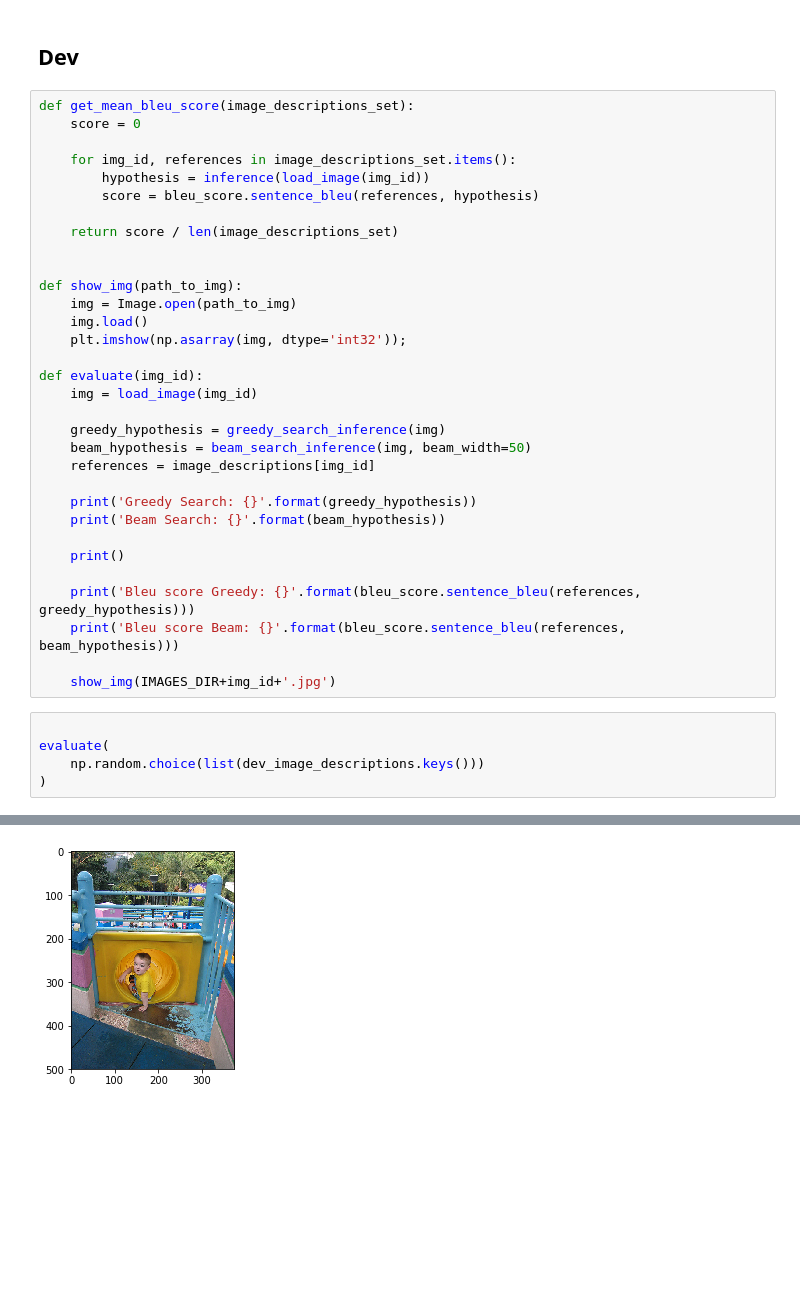
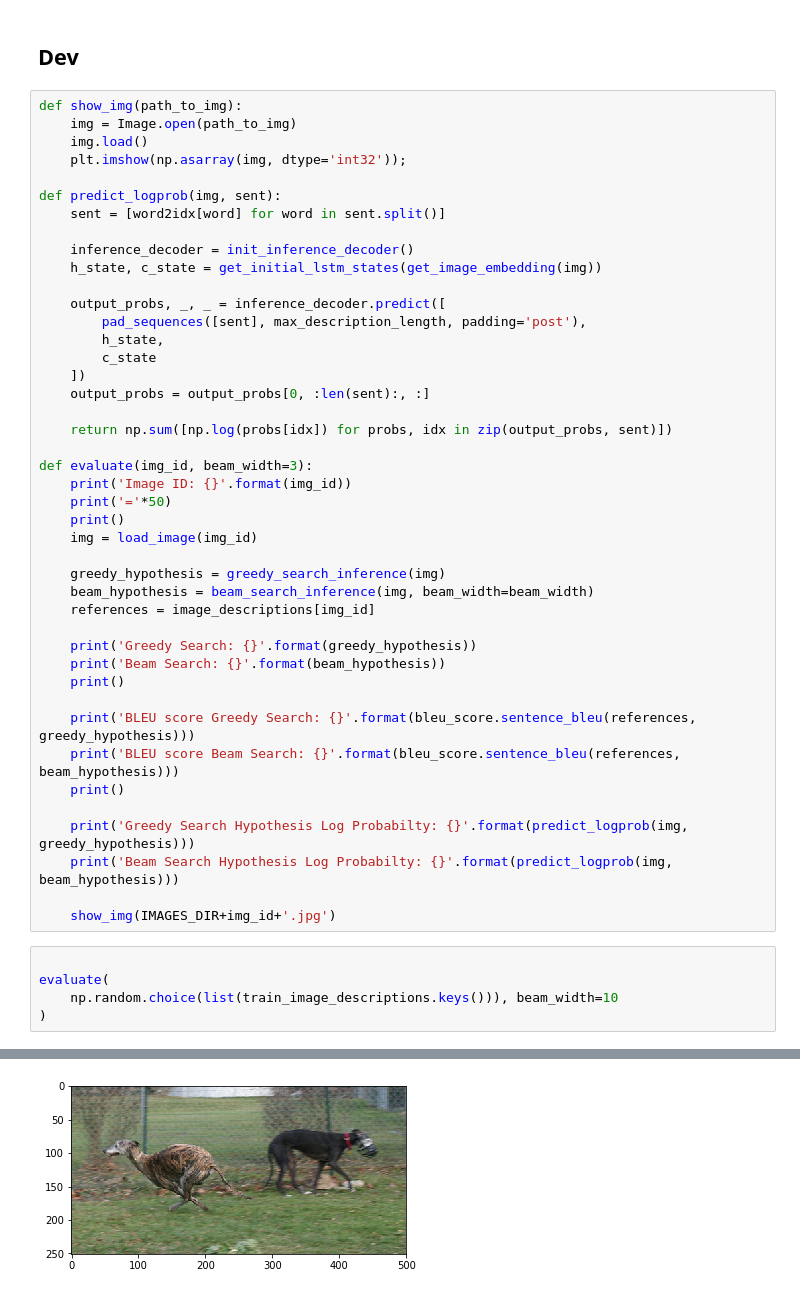
Before and after one commit to VIVelev/Image-Captioning, a Jupyter notebook: src/One-layer LSTM Decoder.ipynb, the cells around one changed output, grey strips where cells are left out. Drawn from its saved outputs; the diff is of its cells as text; blank space fills up the shorter version.

Commit message:
[Update] beam search v2 + analysis

```diff
--- a/src/One-layer LSTM Decoder.ipynb
+++ b/src/One-layer LSTM Decoder.ipynb
@@ -745,40 +736,51 @@ model.fit_generator(
 # %% [markdown]
 ## Dev
 # %%
-def get_mean_bleu_score(image_descriptions_set):
-    score = 0
-
-    for img_id, references in image_descriptions_set.items():
-        hypothesis = inference(load_image(img_id))
-        score = bleu_score.sentence_bleu(references, hypothesis)
-
-    return score / len(image_descriptions_set)
-
-
 def show_img(path_to_img):
     img = Image.open(path_to_img)
     img.load()
     plt.imshow(np.asarray(img, dtype='int32'));
 
-def evaluate(img_id):
+def predict_logprob(img, sent):
+    sent = [word2idx[word] for word in sent.split()]
+
+    inference_decoder = init_inference_decoder()
+    h_state, c_state = get_initial_lstm_states(get_image_embedding(img))
+
+    output_probs, _, _ = inference_decoder.predict([
+        pad_sequences([sent], max_description_length, padding='post'),
+        h_state,
+        c_state
+    ])
+    output_probs = output_probs[0, :len(sent):, :]
+
+    return np.sum([np.log(probs[idx]) for probs, idx in zip(output_probs, sent)])
+
+def evaluate(img_id, beam_width=3):
+    print('Image ID: {}'.format(img_id))
+    print('='*50)
+    print()
     img = load_image(img_id)
 
     greedy_hypothesis = greedy_search_inference(img)
-    beam_hypothesis = beam_search_inference(img, beam_width=50)
+    beam_hypothesis = beam_search_inference(img, beam_width=beam_width)
     references = image_descriptions[img_id]
 
     print('Greedy Search: {}'.format(greedy_hypothesis))
     print('Beam Search: {}'.format(beam_hypothesis))
-
     print()
 
-    print('Bleu score Greedy: {}'.format(bleu_score.sentence_bleu(references, greedy_hypothesis)))
-    print('Bleu score Beam: {}'.format(bleu_score.sentence_bleu(references, beam_hypothesis)))
+    print('BLEU score Greedy Search: {}'.format(bleu_score.sentence_bleu(references, greedy_hypothesis)))
+    print('BLEU score Beam Search: {}'.format(bleu_score.sentence_bleu(references, beam_hypothesis)))
+    print()
+
+    print('Greedy Search Hypothesis Log Probabilty: {}'.format(predict_logprob(img, greedy_hypothesis)))
+    print('Beam Search Hypothesis Log Probabilty: {}'.format(predict_logprob(img, beam_hypothesis)))
 
     show_img(IMAGES_DIR+img_id+'.jpg')
 # %%
 
 evaluate(
-    np.random.choice(list(dev_image_descriptions.keys()))
+    np.random.choice(list(train_image_descriptions.keys())), beam_width=10
 )
 # %% [output]
@@ -790,3 +798,3 @@ Bleu score Beam: 0.42984494400330336
-[figure, old version]
+[figure, new version]
 # %%
 evaluate(
```
Also changed, not shown: parts of 13 cells of this notebook.
